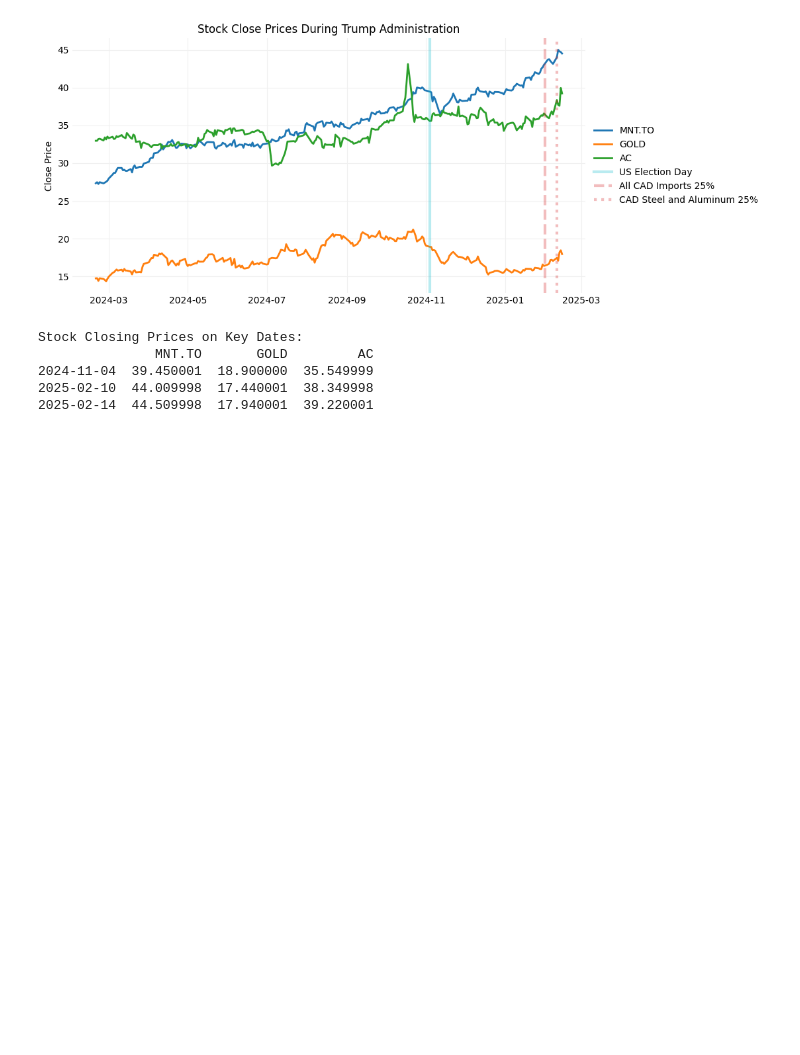
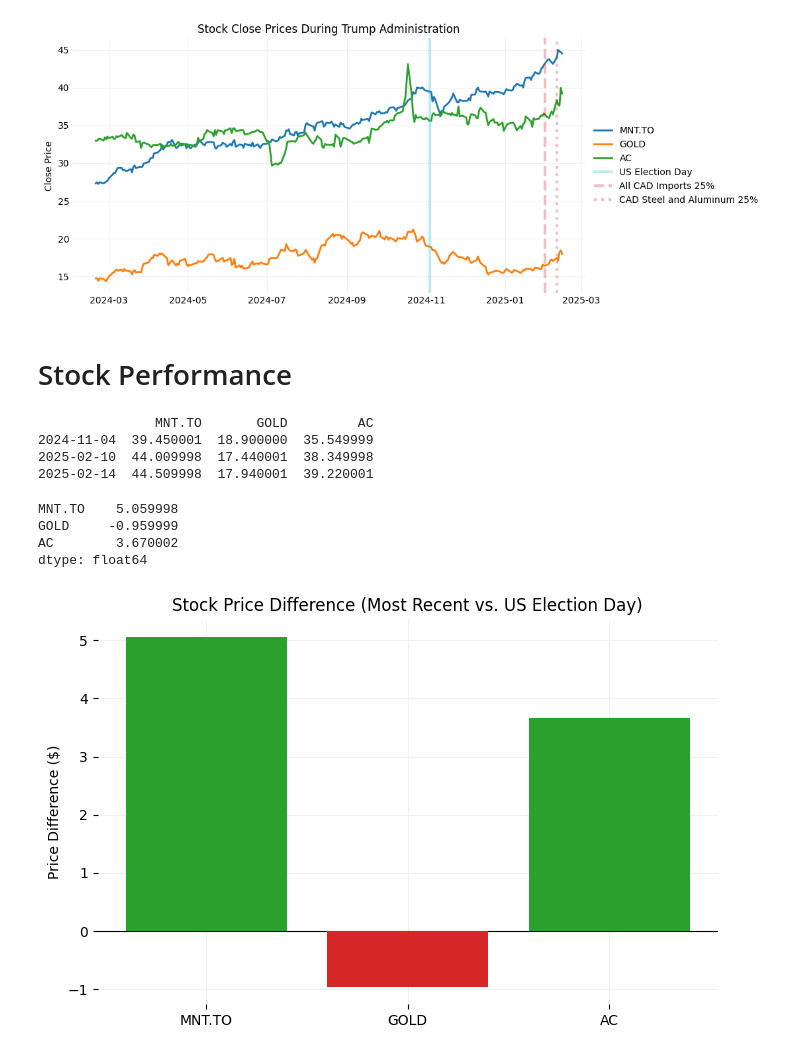
Before and after one commit to krisstrong/tariff_investing_cad, a Jupyter notebook: tariff-investing-tracking.ipynb, the cells around one changed output. Saved outputs shown, nothing was run; the diff lists cells and outputs as text; code cells hidden in the pictures; blank space fills up the shorter version.

```diff
--- a/tariff-investing-tracking.ipynb
+++ b/tariff-investing-tracking.ipynb
@@ -143,29 +143,70 @@ plt.gca().spines['left'].set_visible(False)
 plt.show()
 # %% [output]
 [figure]
+# %% [markdown]
+# Stock Performance
 # %%
 
 key_dates = pd.to_datetime(["2024-11-04", "2025-02-10"])
+
 
 most_recent_date = stock_data1.index.max()
 
 
 all_dates = key_dates.tolist() + [most_recent_date]
 
-#
-closing_prices_df = pd.DataFrame(index=pd.to_datetime(all_dates))
+closing_prices = pd.DataFrame(index=pd.to_datetime(all_dates))
 
-closing_prices_df[stock1] = stock_data1['Close'].loc[stock_data1.index.intersection(closing_prices_df.index)]
-closing_prices_df[stock2] = stock_data2['Close'].loc[stock_data2.index.intersection(closing_prices_df.index)]
-closing_prices_df[stock3] = stock_data3['Close'].loc[stock_data3.index.intersection(closing_prices_df.index)]
 
-closing_prices_df.index = closing_prices_df.index.strftime("%Y-%m-%d")
+closing_prices[stock1] = stock_data1['Close'].loc[stock_data1.index.intersection(closing_prices.index)]
+closing_prices[stock2] = stock_data2['Close'].loc[stock_data2.index.intersection(closing_prices.index)]
+closing_prices[stock3] = stock_data3['Close'].loc[stock_data3.index.intersection(closing_prices.index)]
 
-print("Stock Closing Prices on Key Dates:")
-print(closing_prices_df)
+
+closing_prices.index = closing_prices.index.strftime("%Y-%m-%d")
+
+
+earliest = closing_prices.iloc[0]
+latest = closing_prices.iloc[-1]
+
+difference = latest - earliest
-# %% [output]
-Stock Closing Prices on Key Dates:
-               MNT.TO       GOLD         AC
-2024-11-04  39.450001  18.900000  35.549999
-2025-02-10  44.009998  17.440001  38.349998
-2025-02-14  44.509998  17.940001  39.220001
+# %%
+## Difference in Closing Price by Key Dates
+
+print(closing_prices)
+# %% [output]
+               MNT.TO       GOLD         AC
+2024-11-04  39.450001  18.900000  35.549999
+2025-02-10  44.009998  17.440001  38.349998
+2025-02-14  44.509998  17.940001  39.220001
+# %%
+## Difference between earliest and most recent dates
+
+print(difference)
+# %% [output]
+MNT.TO    5.059998
+GOLD     -0.959999
+AC        3.670002
+dtype: float64
+# %%
+colors = ["#2CA02C" if diff > 0 else "#D62728" for diff in difference.values]
+
+
+plt.figure(figsize=(8, 5))
+plt.bar(difference.index, difference.values, color=colors, zorder=3)
+
+
+
+plt.ylabel("Price Difference ($)")
+plt.title("Stock Price Difference (Most Recent vs. US Election Day)")
+plt.axhline(0, color='black', linewidth=0.8)
+plt.grid(color='#F0F0F0')
+plt.gca().spines['top'].set_visible(False)
+plt.gca().spines['right'].set_visible(False)
+plt.gca().spines['bottom'].set_visible(False)
+plt.gca().spines['left'].set_visible(False)
+
+# Show the chart
+plt.show()
+# %% [output]
+[figure, added]
```
Also changed, not shown: parts of 1 cell of this notebook.
